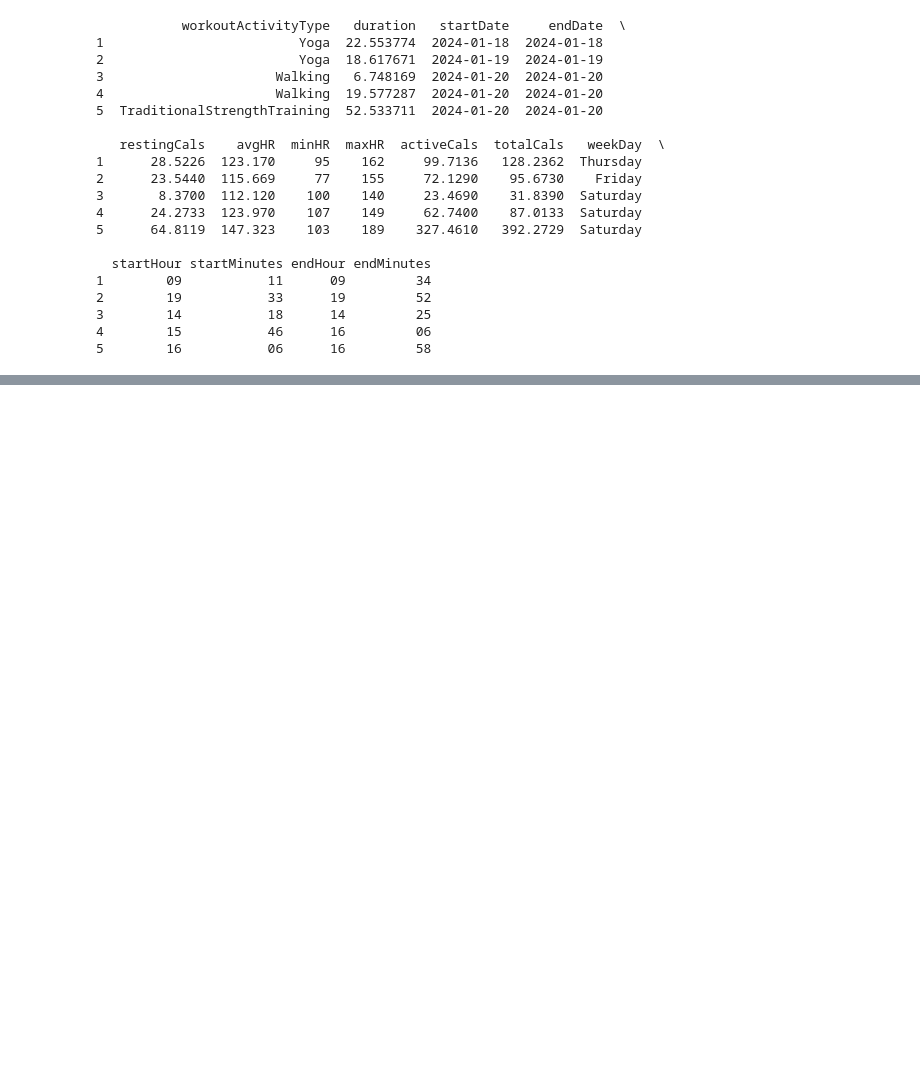
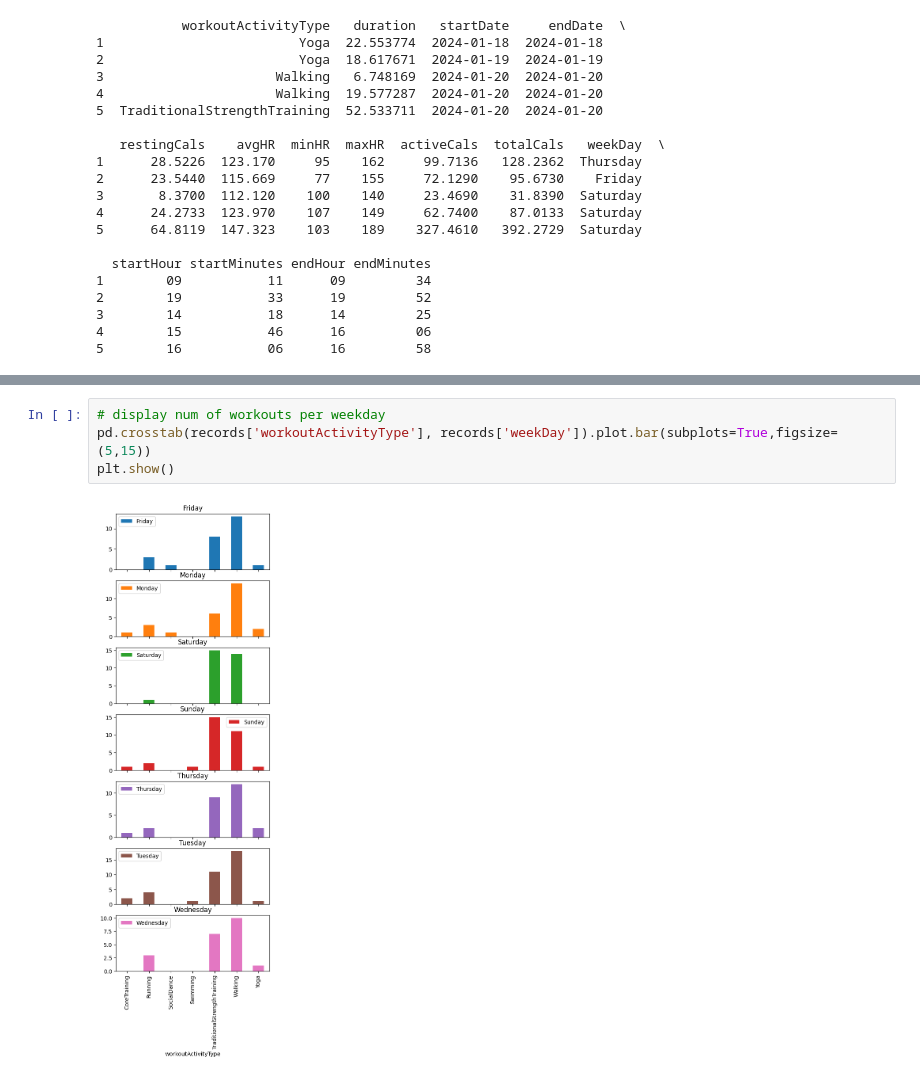
Before and after one commit to mtennier/fitness-ml, a Jupyter notebook: explore.ipynb, the cells around one changed output, grey strips where cells are left out. Drawn from its saved outputs; the diff is of its cells as text; blank space fills up the shorter version.

```diff
--- a/explore.ipynb
+++ b/explore.ipynb
@@ -165,0 +182,6 @@ print(records.head())
+# %%
+# display num of workouts per weekday
+pd.crosstab(records['workoutActivityType'], records['weekDay']).plot.bar(subplots=True,figsize=(5,15))
+plt.show()
+# %% [output]
+[figure, added]
```
Also changed, not shown: parts of 5 cells of this notebook.
